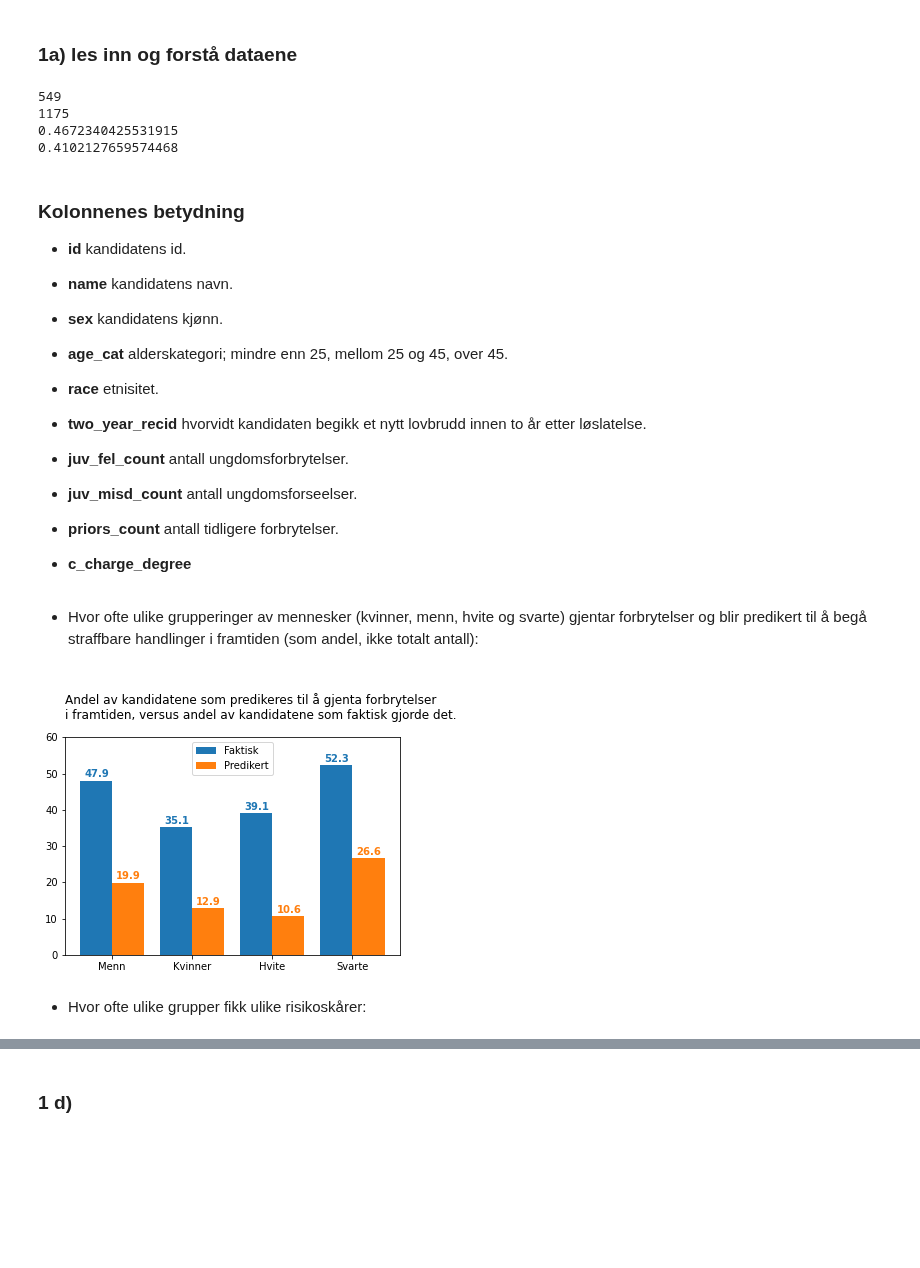
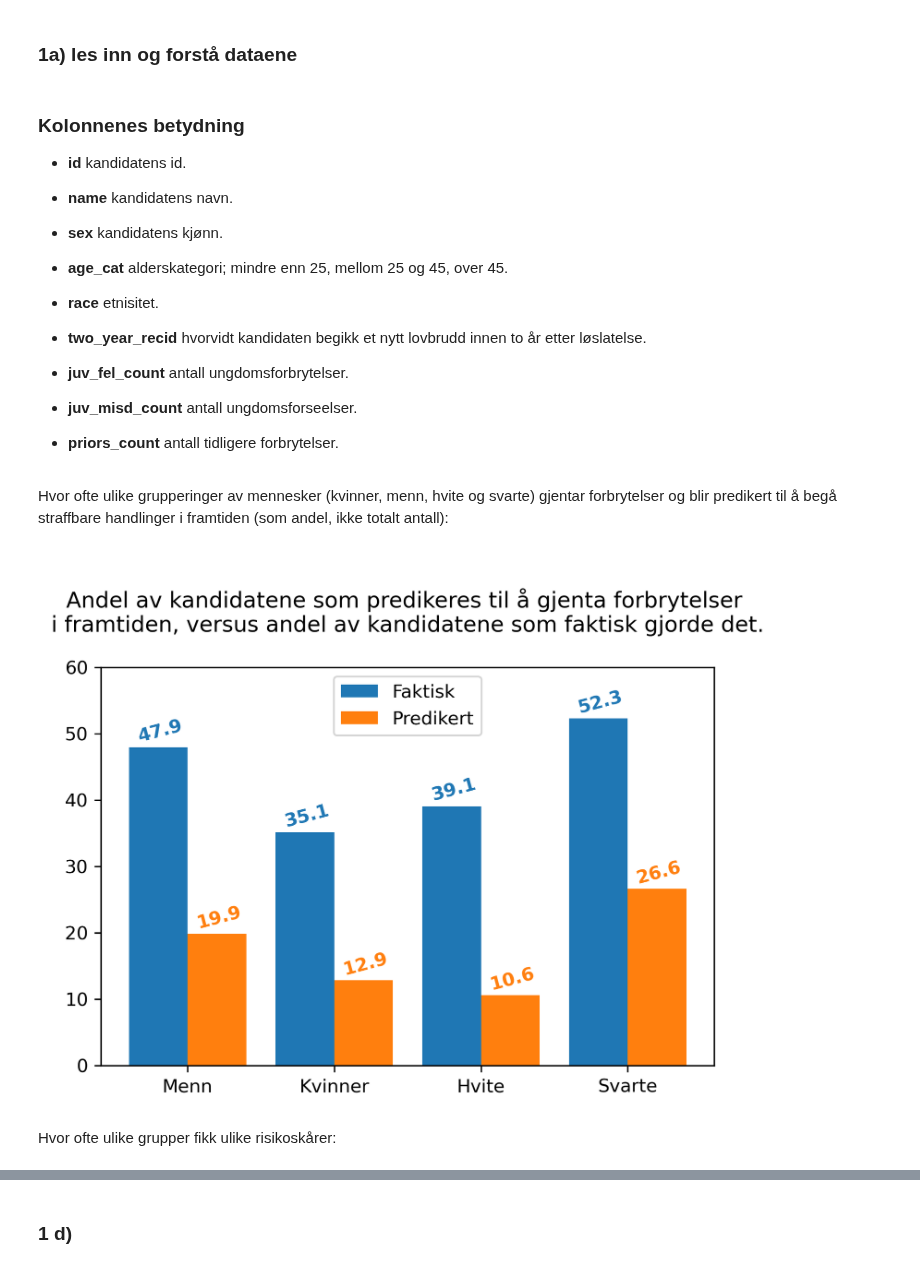
Before and after one commit to jonatanwins/COMPAS_project_HON2200, a Jupyter notebook: COMPAS.ipynb, the cells around one changed output, grey strips where cells are left out. Saved outputs shown, nothing was run; the diff lists cells and outputs as text; code cells hidden in the pictures; blank space fills up the shorter version.

Commit message:
Partial dep fungerer, fikset på alle plots

```diff
--- a/COMPAS.ipynb
+++ b/COMPAS.ipynb
@@ -12,6 +12,9 @@ import matplotlib.axes as ax
 
 import warnings
 warnings.simplefilter(action='ignore', category=FutureWarning)
+
+%matplotlib inline
+plt.rcParams['figure.dpi'] = 300
 # %% [markdown]
 ### 1a) les inn og forstå dataene
 # %%
@@ -24,12 +29,3 @@ df = df[df["days_b_screening_arrest"] >= -30]
-# %%
-df_select = df[["id", "name", "sex", "age_cat", "race", "two_year_recid", "juv_fel_count", "juv_misd_count", "juv_other_count", "priors_count", "is_recid", "is_violent_recid", "v_decile_score", "score_text", "days_b_screening_arrest"]]
-
-# fjerner alle som ikke ble vurdert innen 30 dager forut/i
-# %% [output]
-549
-1175
-0.4672340425531915
-0.4102127659574468
 # %% [markdown]
 ### Kolonnenes betydning
 
@@ -50,10 +46,8 @@ df_select = df[["id", "name", "sex", "age_cat", "race", "two_year_recid", "juv_f
 - **juv_misd_count** antall ungdomsforseelser.
 
 - **priors_count** antall tidligere forbrytelser.
-
-- **c_charge_degree**
 # %% [markdown]
-- Hvor ofte ulike grupperinger av mennesker (kvinner, menn, hvite og svarte) gjentar forbrytelser og blir predikert til å begå straffbare handlinger i framtiden (som andel, ikke totalt antall):
+Hvor ofte ulike grupperinger av mennesker (kvinner, menn, hvite og svarte) gjentar forbrytelser og blir predikert til å begå straffbare handlinger i framtiden (som andel, ikke totalt antall):
 # %%
 # Velger ut undergrupper for menn, kvinner, hvite og svarte
 df_male = df_select[df_select["sex"] == "Male"]
@@ -64,42 +58,41 @@ df_black = df_select[df_select["race"] == "African-American"]
 
 # prosent av gruppen som begår en forbrytelse på nytt innen to år
 male_recid = len(df_male[df_male["two_year_recid"]==1].index) / len(df_male.index)*100
 female_recid = len(df_female[df_female["two_year_recid"]==1].index) / len(df_female.index)*100
 white_recid = len(df_white[df_white["two_year_recid"]==1].index) / len(df_white.index)*100
 black_recid = len(df_black[df_black["two_year_recid"]==1].index) / len(df_black.index)*100
 
 
 # velger nivå high som at de predikeres til å begå forbrytelese
 male_pred = len(df_male[df_male["score_text"] == "High"].index) / len(df_male.index)*100
 female_pred = len(df_female[df_female["score_text"] == "High"].index) / len(df_female.index)*100
 white_pred = len(df_white[df_white["score_text"] == "High"].index) / len(df_white.index)*100
 black_pred = len(df_black[df_black["score_text"] == "High"].index) / len(df_black.index)*100
 
 
 labels = ["Menn", "Kvinner", "Hvite", "Svarte"]
 x = np.arange(len(labels))
 
 y1 = [male_recid, female_recid, white_recid, black_recid]
 y2 = [male_pred, female_pred, white_pred, black_pred]
 width = 0.40
 
 plt.bar(x-0.2, y1, width)
 plt.bar(x+0.2, y2, width)
+
+[plt.text(i - 0.35, val + 0.8, round(val, 1), color = "C0", fontweight = "bold", rotation = 15) for i, val in enumerate(y1)]
+[plt.text(i + 0.05, val + 0.8, round(val, 1), color = "C1", fontweight = "bold", rotation = 15) for i, val in enumerate(y2)]
 plt.xticks(x, labels)
 plt.ylim((0,60))
+
 plt.legend(['Faktisk', 'Predikert'], loc = 9)
-plt.title("\nAndel av kandidatene som predikeres til å gjenta forbrytelser \ni framtiden, versus andel av kandidatene som faktisk gjorde det.\n", loc = "left")
-
-for i, val in enumerate(y1):
-    plt.text(i - 0.35, val + 1, str(round(val, 1)), color = "C0", fontweight = "bold")
-for i, val in enumerate(y2):
-    plt.text(i + 0.05, val + 1, str(round(val, 1)), color = "C1", fontweight = "bold")
+plt.title("\nAndel av kandidatene som predikeres til å gjenta forbrytelser \ni framtiden, versus andel av kandidatene som faktisk gjorde det.\n", loc = "center")
 
 plt.show()
 # %% [output]
-[figure, old version]
+[figure, new version]
 # %% [markdown]
-- Hvor ofte ulike grupper fikk ulike risikoskårer:
+Hvor ofte ulike grupper fikk ulike risikoskårer:
 # %%
 low = [len(df_male[df_male["score_text"] == "Low"].index),
        len(df_female[df_female["score_text"] == "Low"].index),
```
Also changed, not shown: parts of 18 cells of this notebook.
